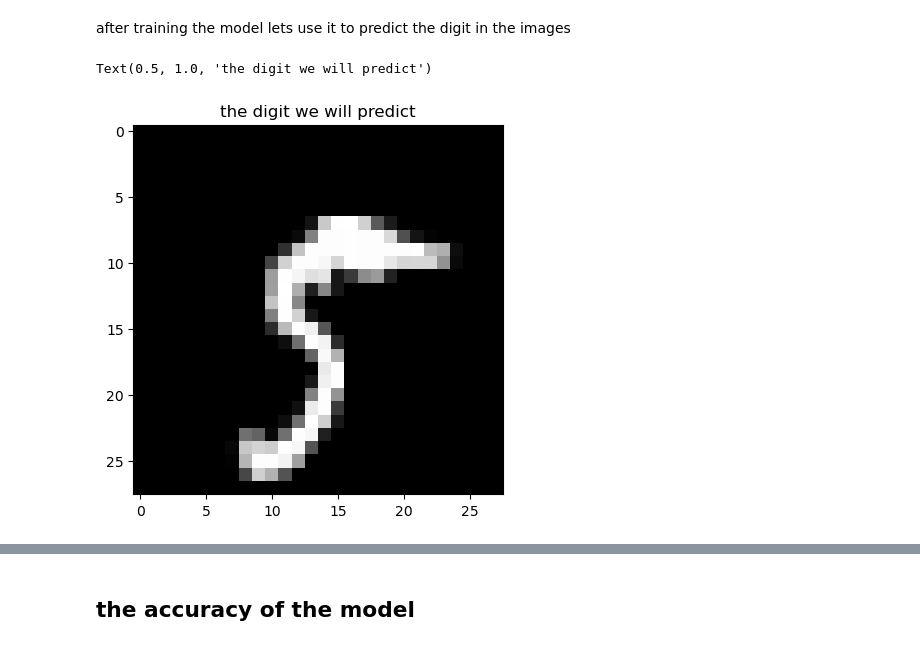
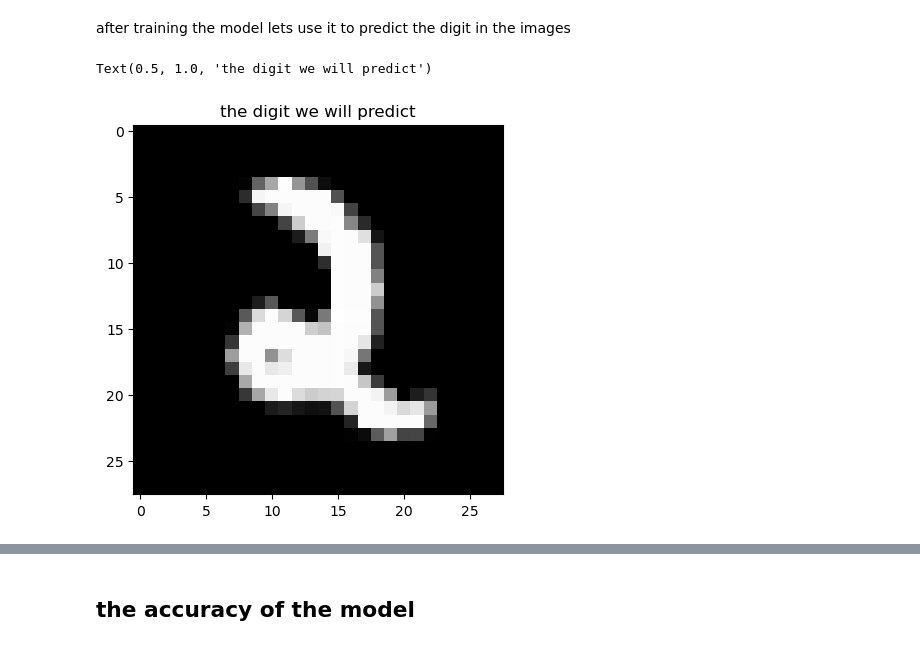
Before and after one commit to Praydos/Machine-Learning-Projects, a Jupyter notebook: mini_projects/hand-written-digits-mnist.ipynb, the cells around one changed output, grey strips where cells are left out. Drawn from its saved outputs; the diff is of its cells as text; code cells hidden in the pictures.

```diff
--- a/mini_projects/hand-written-digits-mnist.ipynb
+++ b/mini_projects/hand-written-digits-mnist.ipynb
@@ -178,13 +178,13 @@ Epoch 30/30
 # %% [markdown]
 after training the model lets use it to predict the digit in the images
 # %%
-prr=np.array(test_slice.iloc[0][1:]) # there is 1000 element you can change between 0 999
+prr=np.array(test_slice.iloc[999][1:]) # there is 1000 element you can change between 0 999
 testReshaped=prr.reshape(28,28)
 plt.imshow(testReshaped.astype('uint8'),interpolation="none",cmap="gray")
 plt.title('the digit we will predict')
 # %% [output]
 Text(0.5, 1.0, 'the digit we will predict')
-[figure, old version]
+[figure, new version]
 # %%
 result=model.predict(prr.reshape(1,784))
 # %% [output]
```
Also changed, not shown: parts of 8 cells of this notebook.
